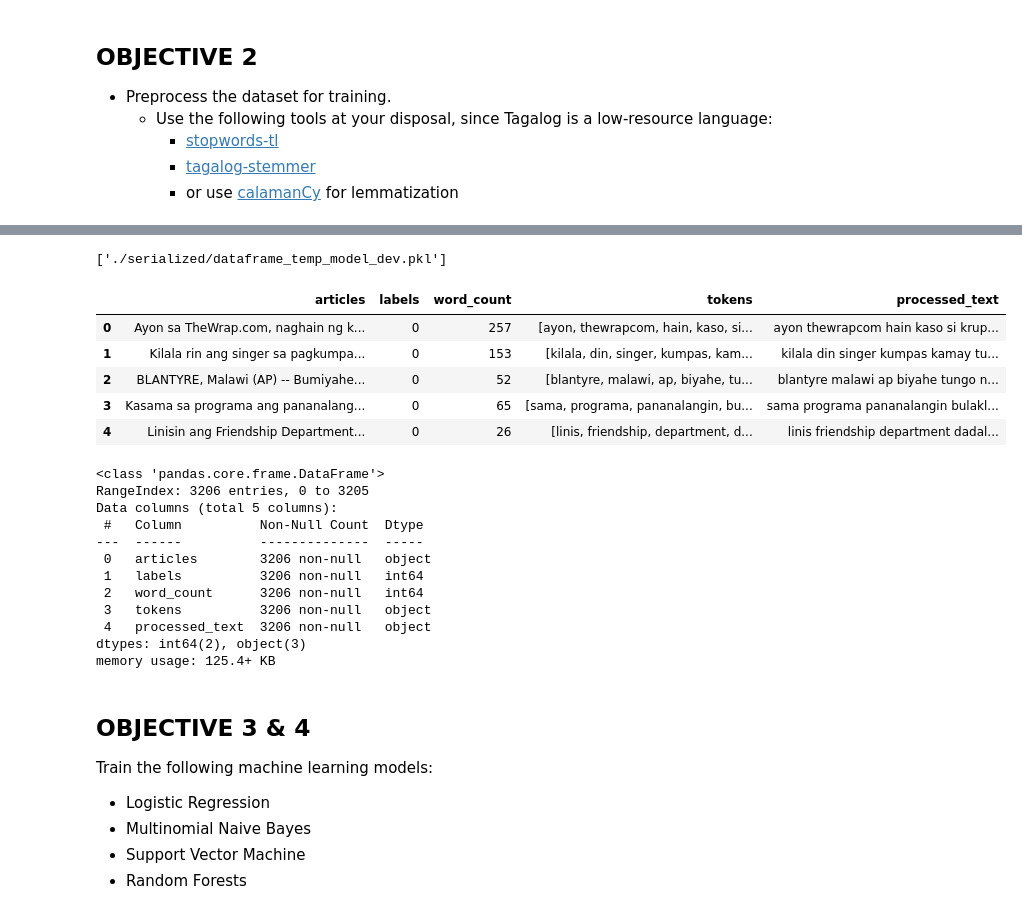
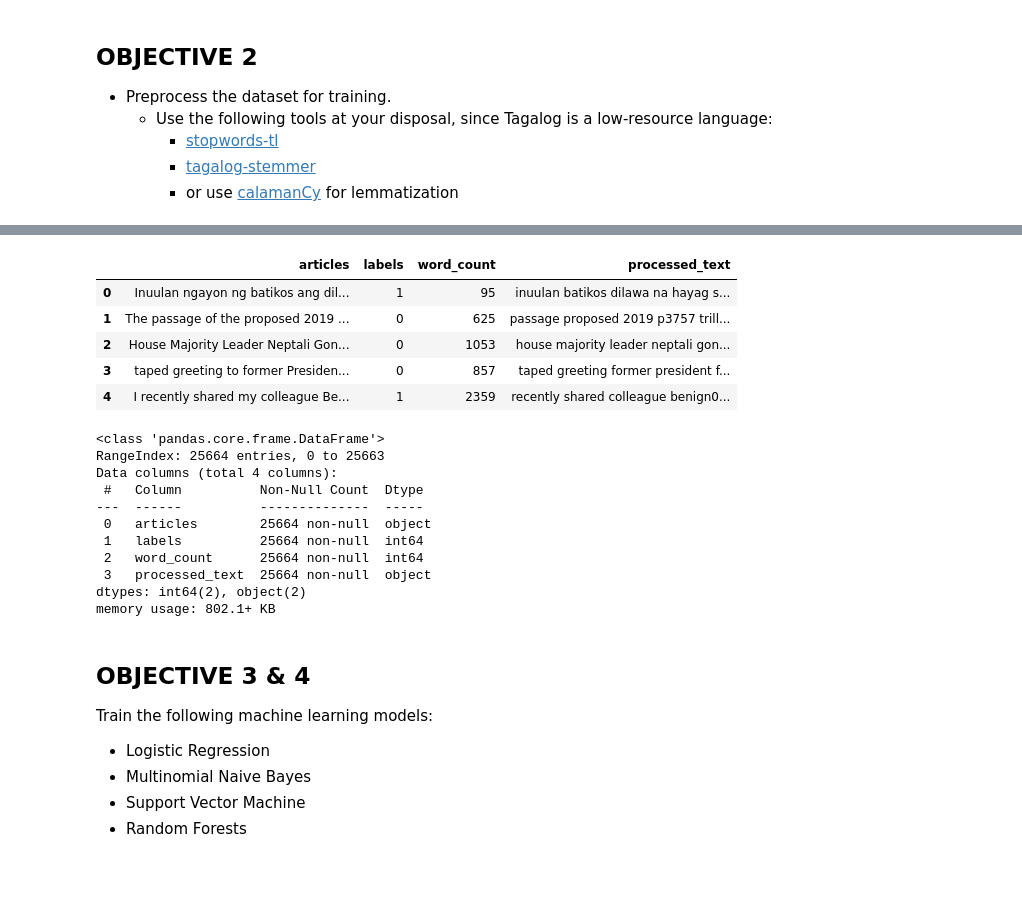
Before and after one commit to hydraadra112/Debunkr, a Jupyter notebook: backend/src/notebooks/model_dev.ipynb, the cells around one changed output, grey strips where cells are left out. Drawn from its saved outputs; the diff is of its cells as text; code cells hidden in the pictures; blank space fills up the shorter version.

```diff
--- a/backend/src/notebooks/model_dev.ipynb
+++ b/backend/src/notebooks/model_dev.ipynb
@@ -319,33 +268,30 @@ df.head()
 # %%
-from joblib import dump, load
-dump(df, "./serialized/dataframe_temp_model_dev.pkl")
+df.to_csv('./data/processed.csv', index=False)
-# %% [output]
-['./serialized/dataframe_temp_model_dev.pkl']
 # %%
-new_df = load(filename="./serialized/dataframe_temp_model_dev.pkl")
+import pandas as pd
+new_df = pd.read_csv('./data/processed.csv')
 new_df.head()
 # %% [output]
-|  | articles | labels | word_count | tokens | processed_text |
-| 0 | Ayon sa TheWrap.com, naghain ng k... | 0 | 257 | [ayon, thewrapcom, hain, kaso, si... | ayon thewrapcom hain kaso si krup... |
-| 1 | Kilala rin ang singer sa pagkumpa... | 0 | 153 | [kilala, din, singer, kumpas, kam... | kilala din singer kumpas kamay tu... |
-| 2 | BLANTYRE, Malawi (AP) -- Bumiyahe... | 0 | 52 | [blantyre, malawi, ap, biyahe, tu... | blantyre malawi ap biyahe tungo n... |
-| 3 | Kasama sa programa ang pananalang... | 0 | 65 | [sama, programa, pananalangin, bu... | sama programa pananalangin bulakl... |
-| 4 | Linisin ang Friendship Department... | 0 | 26 | [linis, friendship, department, d... | linis friendship department dadal... |
+|  | articles | labels | word_count | processed_text |
+| 0 | Inuulan ngayon ng batikos ang dil... | 1 | 95 | inuulan batikos dilawa na hayag s... |
+| 1 | The passage of the proposed 2019 ... | 0 | 625 | passage proposed 2019 p3757 trill... |
+| 2 | House Majority Leader Neptali Gon... | 0 | 1053 | house majority leader neptali gon... |
+| 3 | taped greeting to former Presiden... | 0 | 857 | taped greeting former president f... |
+| 4 | I recently shared my colleague Be... | 1 | 2359 | recently shared colleague benign0... |
 # %%
 new_df.info()
 # %% [output]
 <class 'pandas.core.frame.DataFrame'>
-RangeIndex: 3206 entries, 0 to 3205
-Data columns (total 5 columns):
+RangeIndex: 25664 entries, 0 to 25663
+Data columns (total 4 columns):
  #   Column          Non-Null Count  Dtype
 ---  ------          --------------  -----
- 0   articles        3206 non-null   object
- 1   labels          3206 non-null   int64
- 2   word_count      3206 non-null   int64
- 3   tokens          3206 non-null   object
- 4   processed_text  3206 non-null   object
-dtypes: int64(2), object(3)
-memory usage: 125.4+ KB
+ 0   articles        25664 non-null  object
+ 1   labels          25664 non-null  int64
+ 2   word_count      25664 non-null  int64
+ 3   processed_text  25664 non-null  object
+dtypes: int64(2), object(2)
+memory usage: 802.1+ KB
 # %% [markdown]
 ## **OBJECTIVE 3 & 4**
 
```
Also changed, not shown: parts of 43 cells of this notebook, 9 other files.
